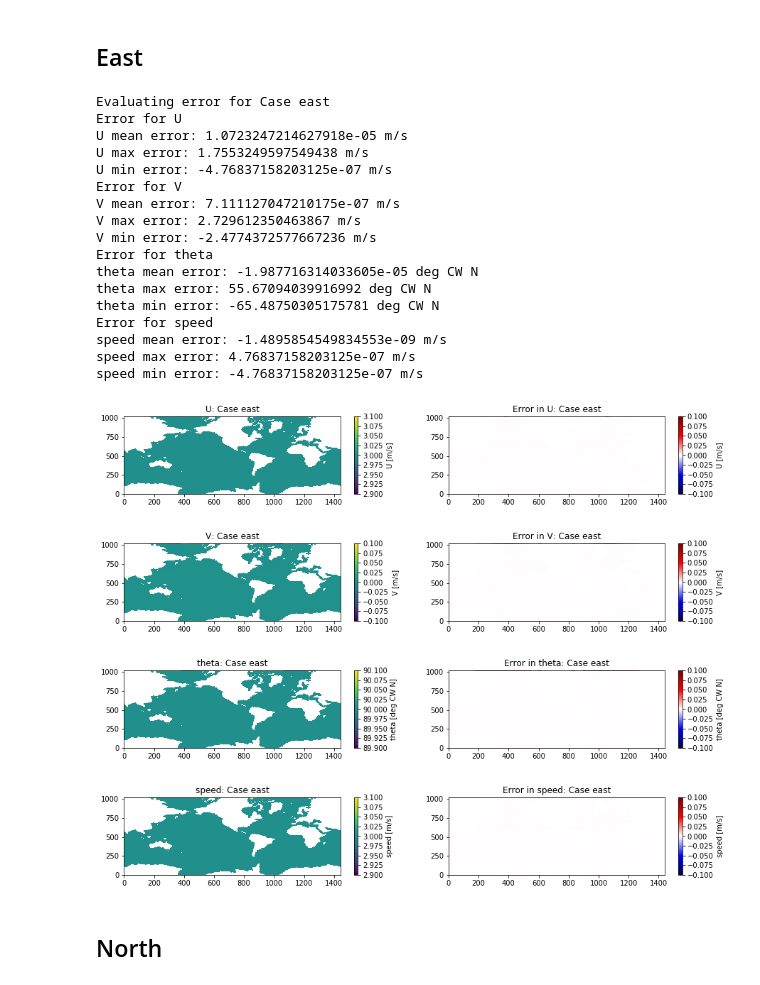
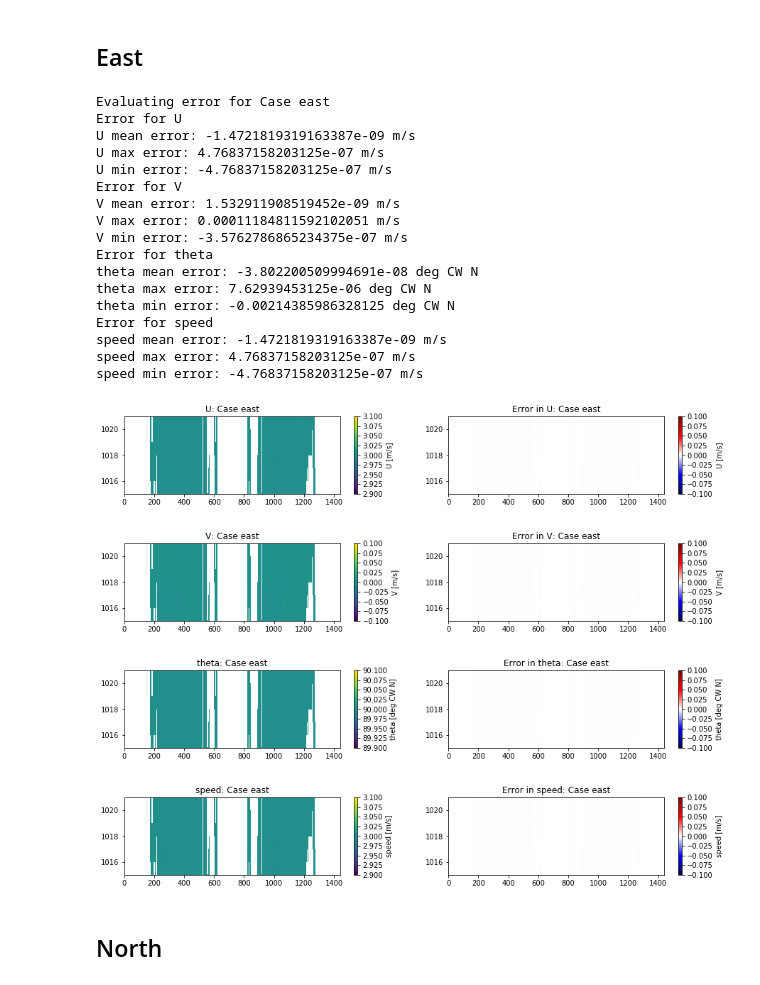
Before and after one commit to nsoontie/ocn_nav, a Jupyter notebook: notebooks/velocity/Check rotated test_datasets.ipynb, the cells around one changed output. Cells and saved outputs as stored; diff of their text form; code cells hidden in the pictures.

```diff
--- a/notebooks/velocity/Check rotated test_datasets.ipynb
+++ b/notebooks/velocity/Check rotated test_datasets.ipynb
@@ -99,39 +99,39 @@ for case in cases:
 # %%
 var_names=['U', 'V', 'theta', 'speed']
 var_dicts = [us, vs, thetas, speeds]
 varunits = ['m/s', 'm/s', 'deg CW N', 'm/s']
 case='east'
 xlim=[0,us[case].shape[-1]]
-ylim=[0,us[case].shape[0]]
+ylim=[1015,us[case].shape[0]]
 print('Evaluating error for Case {}'.format(case))
 for var_name, var_dict, var_unit in zip(var_names, var_dicts, varunits):
     print('Error for {}'.format(var_name))
     var=var_dict[case]
     nominal_value=cases[case][var_name]
     print_mean_min_max_error(var, var_name, var_unit, nominal_value)
     plot_variable(var, var_name, var_unit, nominal_value, case,xlim=xlim,ylim=ylim)
 # %% [output]
 Evaluating error for Case east
 Error for U
-U mean error: 1.0723247214627918e-05 m/s
-U max error: 1.7553249597549438 m/s
+U mean error: -1.4721819319163387e-09 m/s
+U max error: 4.76837158203125e-07 m/s
 U min error: -4.76837158203125e-07 m/s
 Error for V
-V mean error: 7.111127047210175e-07 m/s
-V max error: 2.729612350463867 m/s
-V min error: -2.4774372577667236 m/s
+V mean error: 1.532911908519452e-09 m/s
+V max error: 0.00011184811592102051 m/s
+V min error: -3.5762786865234375e-07 m/s
 Error for theta
-theta mean error: -1.987716314033605e-05 deg CW N
-theta max error: 55.67094039916992 deg CW N
-theta min error: -65.48750305175781 deg CW N
+theta mean error: -3.802200509994691e-08 deg CW N
+theta max error: 7.62939453125e-06 deg CW N
+theta min error: -0.00214385986328125 deg CW N
 Error for speed
-speed mean error: -1.4895854549834553e-09 m/s
+speed mean error: -1.4721819319163387e-09 m/s
 speed max error: 4.76837158203125e-07 m/s
 speed min error: -4.76837158203125e-07 m/s
-[figure, old version]
+[figure, new version]
-[figure, old version]
+[figure, new version]
-[figure, old version]
+[figure, new version]
-[figure, old version]
+[figure, new version]
 # %% [markdown]
 ## North
 # %%
```
Also changed, not shown: parts of 3 cells of this notebook.
